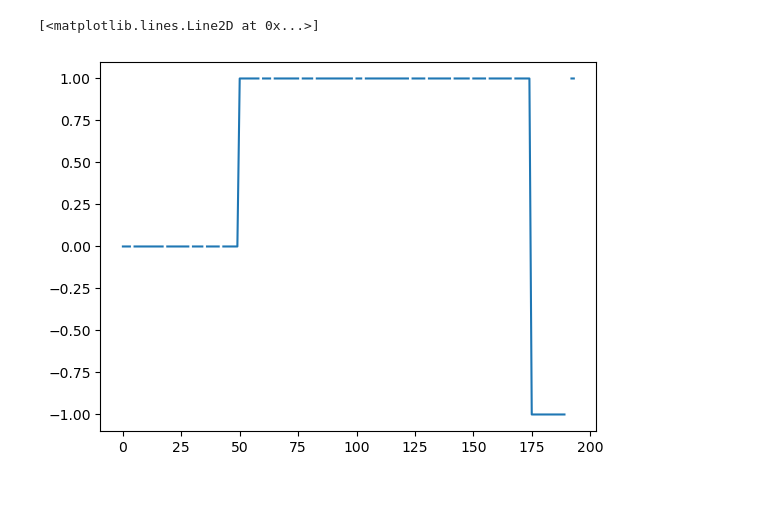
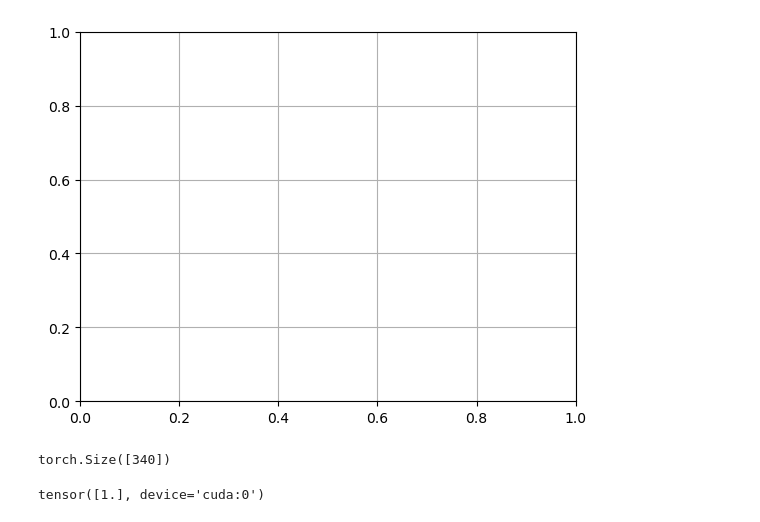
Before and after one commit to sashkarivkind/contextual_frogs, a Jupyter notebook: experimental/optim/playground_part2 copy.ipynb, the cells around one changed output. Cells and saved outputs as stored; diff of their text form; code cells hidden in the pictures; blank space fills up the shorter version.

```diff
--- a/experimental/optim/playground_part2 copy.ipynb
+++ b/experimental/optim/playground_part2 copy.ipynb
@@ -279,5 +422,17 @@ plt.grid()
+# %%
+for oo, out in enumerate(outputs_ac):
+    plt.plot(out,'-', alpha=0.5)
+# plt.ylim(-1.2,1.2)
+plt.grid()
+# %% [output]
+[figure, added]
 # %%
-plt.plot(all_ys[0])
+ys = torch.tensor(all_ys[this_sub_indx], device=next(model.parameters()).device)
+ys_ab = torch.tensor(ys_ab, device=next(model.parameters()).device)
+ys.shape
 # %% [output]
-[<matplotlib.lines.Line2D at 0x...>]
+torch.Size([340])
-[figure, removed]
+# %%
+model.u_feedback_scale
+# %% [output]
+tensor([1.], device='cuda:0')
```
Also changed, not shown: parts of 9 cells of this notebook, 6 other files.
